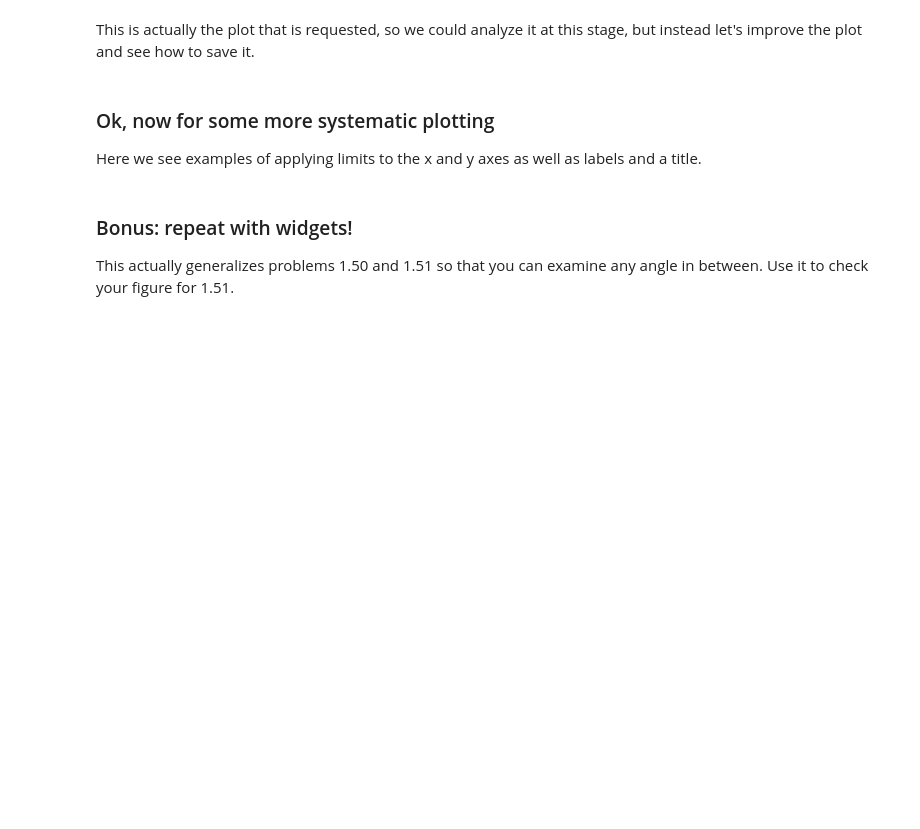
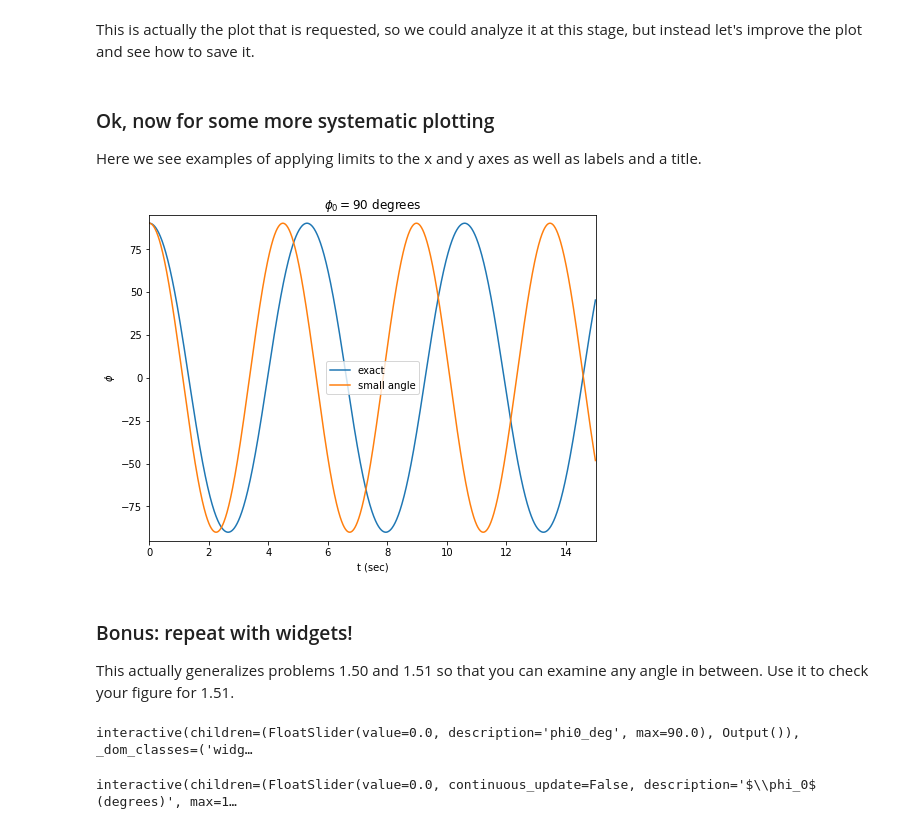
Before and after one commit to furnstahl/5300-notebooks, a Jupyter notebook: 2019/week_1/Taylor_problem_1.50.ipynb, the cells around one changed output. Saved outputs shown, nothing was run; the diff lists cells and outputs as text; code cells hidden in the pictures; blank space fills up the shorter version.

```diff
--- a/2019/week_1/Taylor_problem_1.50.ipynb
+++ b/2019/week_1/Taylor_problem_1.50.ipynb
@@ -57,7 +57,7 @@ abserr = 1.0e-8
 relerr = 1.0e-6
 
 # initial conditions for [phi, phidot]
-phi0 = np.pi/180 * 20.  # convert initial phi to radians
+phi0 = np.pi/180 * 90.  # convert initial phi to radians
 u0_vec = [phi0, 0.]
 
 t_max = 15.  # integration time
@@ -102,7 +104,7 @@ def solve_for_phi(phi0, phidot0=0, t_min=0., t_max=1., g=9.8, R=5.):
 # %% [markdown]
 Check that it works (gives the previous result).
 # %%
-phi0 = np.pi/180 * 20.  # convert initial phi to radians
+phi0 = np.pi/180 * 90.  # convert initial phi to radians
 t_pts, phi, phidot = solve_for_phi(phi0, t_max=15.)
 # %%
 fig = plt.figure()
@@ -154,7 +158,7 @@ def solve_for_phi_all(phi0, phidot0=0, t_min=0., t_max=1., g=9.8, R=5.):
 # %% [markdown]
 Always try it out!
 # %%
-phi0 = np.pi/180 * 20.
+phi0 = np.pi/180 * 90.
 t_pts, phi, phidot, phi_sa, phidot_sa = solve_for_phi_all(phi0, t_max=15.)
 # %%
 fig = plt.figure()
@@ -171,17 +177,19 @@ Here we see examples of applying limits to the x and y axes as well as labels an
 # %%
 fig = plt.figure(figsize=(8,6))
 ax = fig.add_subplot(1,1,1)
 ax.set_xlim(0.,15.)
-ax.set_ylim(-25.,25.)
+ax.set_ylim(-95.,95.)
 ax.set_xlabel('t (sec)')
 ax.set_ylabel(r'$\phi$')
-ax.set_title(r'$\phi_0 = 20$ degrees')
+ax.set_title(r'$\phi_0 = 90$ degrees')
 line_exact, = ax.plot(t_pts, 180./np.pi * phi, label='exact')
 line_sa, = ax.plot(t_pts, 180./np.pi * phi_sa, label='small angle')
 ax.legend()
 
 # save the figure
 fig.savefig('Taylor_prob_1.50.png', bbox_inches='tight')
+# %% [output]
+[figure, added]
 # %% [markdown]
 ### Bonus: repeat with widgets!
 
@@ -218,6 +226,8 @@ def plot_exact_and_small_angle(phi0_deg=0):
     plt.show()
 # %%
 interact(plot_exact_and_small_angle, phi0_deg=(0.,90.));
+# %% [output]
+interactive(children=(FloatSlider(value=0.0, description='phi0_deg', max=90.0), Output()), _dom_classes=('widg…
 # %%
 # to avoid the jiggling and do some formatting
 phi0_deg_widget = widgets.FloatSlider(min=0., max=120.0, step=0.1, value=0.,
@@ -226,3 +236,5 @@ phi0_deg_widget = widgets.FloatSlider(min=0., max=120.0, step=0.1, value=0.,
                                      continuous_update=False
                                     )
 interact(plot_exact_and_small_angle, phi0_deg=phi0_deg_widget);
+# %% [output]
+interactive(children=(FloatSlider(value=0.0, continuous_update=False, description='$\\phi_0$ (degrees)', max=1…
```
Also changed, not shown: parts of 3 cells of this notebook, 17 other files.
